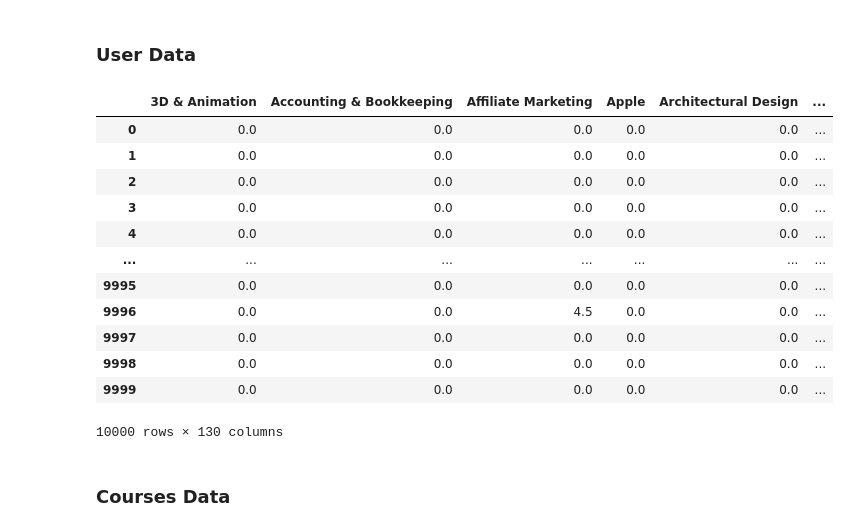
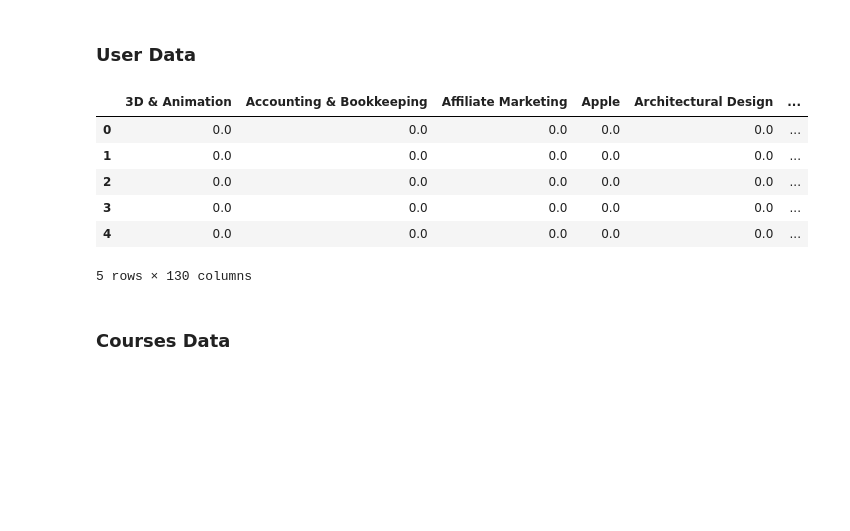
Before and after one commit to YousefAllam221b/Bachelor, a Jupyter notebook: Model.ipynb, the cells around one changed output. Saved outputs shown, nothing was run; the diff lists cells and outputs as text; code cells hidden in the pictures; blank space fills up the shorter version.

```diff
--- a/Model.ipynb
+++ b/Model.ipynb
@@ -37,31 +38,25 @@ df_ratings = pd.concat([ratings, df_subcategory], axis=1)
 # %%
 # Group by userid and category, and calculate the mean rating for each group
 df_user_subcategory_rating = df_merged.groupby(["userId", "subcategory"])["rating"].mean().reset_index()
 
 # Pivot the table to have category columns with average rating values
 df_user_subcategory_rating = df_user_subcategory_rating.pivot(index="userId", columns="subcategory", values="rating").reset_index()
 
 # Rename the columns for clarity
 df_user_subcategory_rating.columns.name = None
 
 # Display the new dataframe
 df_user_average_ratings = df_user_subcategory_rating.replace(np.nan, 0)
 user_input = df_user_average_ratings.iloc[:,1:]
-user_input
+user_input.head()
 # %% [output]
 |  | 3D & Animation | Accounting & Bookkeeping | Affiliate Marketing | Apple | Architectural Design | ... |
 | 0 | 0.0 | 0.0 | 0.0 | 0.0 | 0.0 | ... |
 | 1 | 0.0 | 0.0 | 0.0 | 0.0 | 0.0 | ... |
 | 2 | 0.0 | 0.0 | 0.0 | 0.0 | 0.0 | ... |
 | 3 | 0.0 | 0.0 | 0.0 | 0.0 | 0.0 | ... |
 | 4 | 0.0 | 0.0 | 0.0 | 0.0 | 0.0 | ... |
-| ... | ... | ... | ... | ... | ... | ... |
-| 9995 | 0.0 | 0.0 | 0.0 | 0.0 | 0.0 | ... |
-| 9996 | 0.0 | 0.0 | 4.5 | 0.0 | 0.0 | ... |
-| 9997 | 0.0 | 0.0 | 0.0 | 0.0 | 0.0 | ... |
-| 9998 | 0.0 | 0.0 | 0.0 | 0.0 | 0.0 | ... |
-| 9999 | 0.0 | 0.0 | 0.0 | 0.0 | 0.0 | ... |
-10000 rows × 130 columns
+5 rows × 130 columns
 # %% [markdown]
 ### Courses Data
 # %%
```
Also changed, not shown: parts of 34 cells of this notebook.
